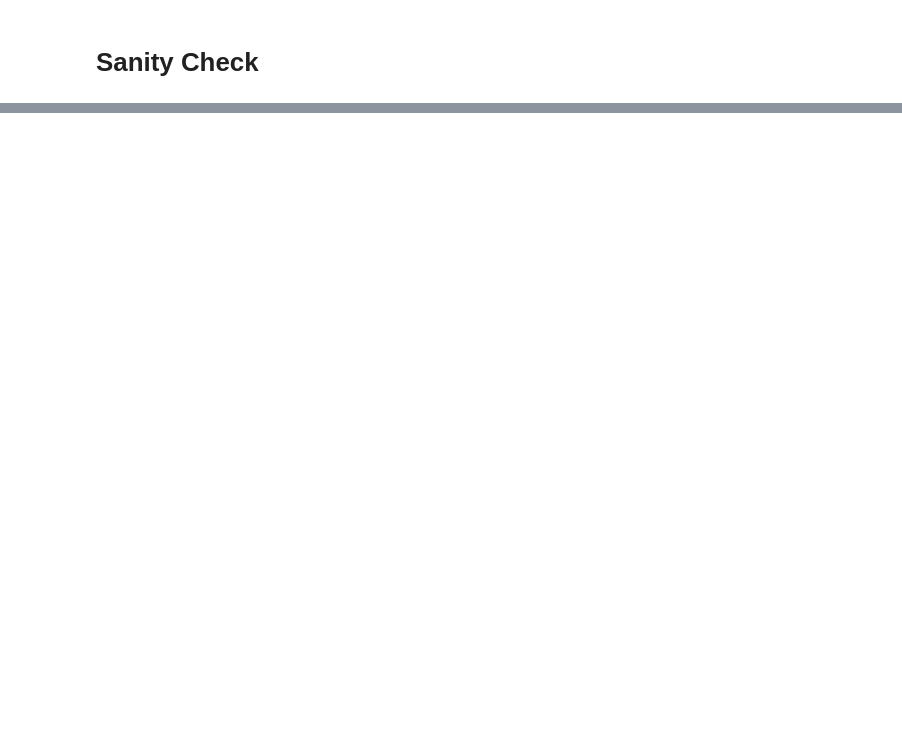
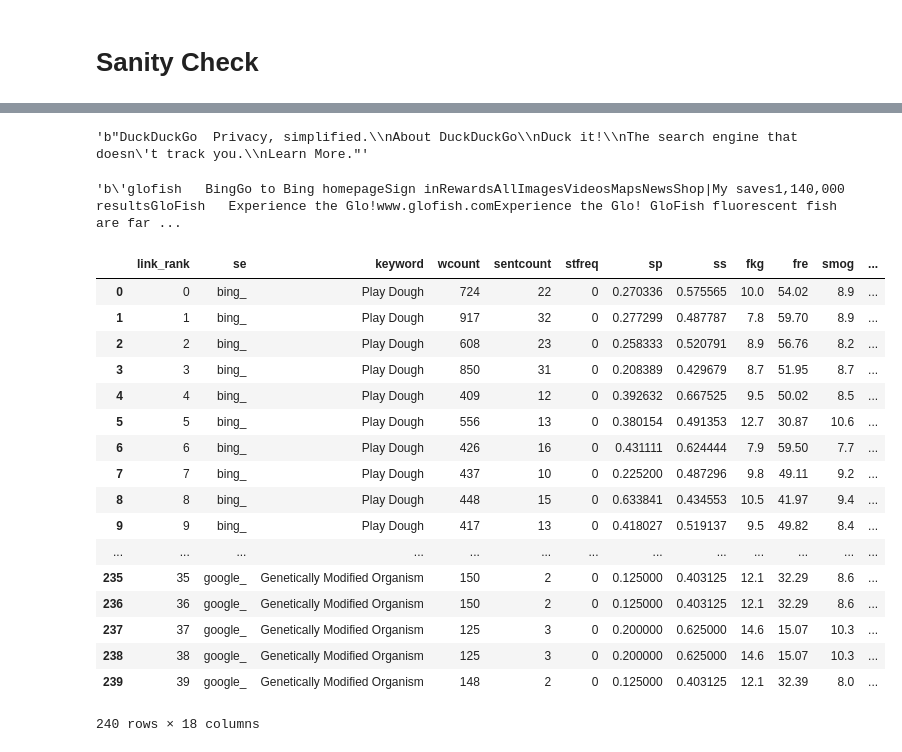
Before and after one commit to russelljjarvis/ScienceAccessibility, a Jupyter notebook: Visual_search_terms_PCA_.ipynb, the cells around one changed output, grey strips where cells are left out. Drawn from its saved outputs; the diff is of its cells as text; code cells hidden in the pictures; blank space fills up the shorter version.

```diff
--- a/Visual_search_terms_PCA_.ipynb
+++ b/Visual_search_terms_PCA_.ipynb
@@ -36,35 +74,46 @@ import pandas as pd
 # Sanity Check
 # %%
 # 50 links
-# 6 search terms
+# 5 search terms
 # 5 search engines
 
 # Move this code into the end of t_analysis
 
-pe = 50 * 6 # links per engine
-pt = 50 * 5 # links per search term
+pe = 10 * 5 # links per engine
+pt = 10 * 5 # links per search term
 
-query_list = ['GMO','Genetically_Modified_Organism','Transgenic','Vaccine', 'Neutron', 'Play Dough']
+QUERY_LIST = ['GMO','Genetically_Modified_Organism','Transgenic','Vaccine', 'Neutron', 'Play Dough']
 
-engine_list = ['google_','gScholar_','bing_','yahoo_', 'duckduckgo_']
+ENGINE_LIST = ['google_','gScholar_','bing_', 'duckduckgo_']
 crude_text = [ f for f in unravel ]
+url_text = [ f['urlDat'] for f in unravel ]
+
+import pandas as pd
+ct = pd.DataFrame(crude_text,columns=unravel[0].keys())
+
+
+import pandas as pd
+ctu = pd.DataFrame(url_text,columns=ct['urlDat'][0].keys())
 
 
 gsc_text = list(filter(lambda x: x['urlDat']['se'] == 'gScholar_', crude_text))
+
+bibg_text = list(filter(lambda x: x['urlDat']['se'] == 'bing_', crude_text))
+
 print(pe,len(gsc_text))
-#assert len(gsc_text) == pe
 
-for q in engine_list:
+for q in ENGINE_LIST:
     check = list(filter(lambda x: x['urlDat']['se'] == q, crude_text))
     print(pe,len(gsc_text))
 
-    #assert len(check) == pe
-
-for q in query_list:
+for q in QUERY_LIST:
     check = list(filter(lambda x: x['urlDat']['keyword'] == q, crude_text))
     print(pt,len(gsc_text))
 
-    #assert len(check) == pt
+# total number of words
+ents = ct['eofh']
 
-# total number of words
+
+droplist = []
+droplist.append(ct.loc[10]['raw_text'])
 # %% [output]
@@ -83,3 +131,32 @@ for q in query_list:
+# %%
+ct.loc[10]['raw_text']
+# %% [output]
+'b"DuckDuckGo  Privacy, simplified.\\nAbout DuckDuckGo\\nDuck it!\\nThe search engine that doesn\'t track you.\\nLearn More."'
+# %%
+ct.loc[209]['raw_text']
+# %% [output]
+'b\'glofish   BingGo to Bing homepageSign inRewardsAllImagesVideosMapsNewsShop|My saves1,140,000 resultsGloFish   Experience the Glo!www.glofish.comExperience the Glo! GloFish fluorescent fish are far ...
+# %%
+ctu
+# %% [output]
+|  | link_rank | se | keyword | wcount | sentcount | stfreq | sp | ss | fkg | fre | smog | ... |
+| 0 | 0 | bing_ | Play Dough | 724 | 22 | 0 | 0.270336 | 0.575565 | 10.0 | 54.02 | 8.9 | ... |
+| 1 | 1 | bing_ | Play Dough | 917 | 32 | 0 | 0.277299 | 0.487787 | 7.8 | 59.70 | 8.9 | ... |
+| 2 | 2 | bing_ | Play Dough | 608 | 23 | 0 | 0.258333 | 0.520791 | 8.9 | 56.76 | 8.2 | ... |
+| 3 | 3 | bing_ | Play Dough | 850 | 31 | 0 | 0.208389 | 0.429679 | 8.7 | 51.95 | 8.7 | ... |
+| 4 | 4 | bing_ | Play Dough | 409 | 12 | 0 | 0.392632 | 0.667525 | 9.5 | 50.02 | 8.5 | ... |
+| 5 | 5 | bing_ | Play Dough | 556 | 13 | 0 | 0.380154 | 0.491353 | 12.7 | 30.87 | 10.6 | ... |
+| 6 | 6 | bing_ | Play Dough | 426 | 16 | 0 | 0.431111 | 0.624444 | 7.9 | 59.50 | 7.7 | ... |
+| 7 | 7 | bing_ | Play Dough | 437 | 10 | 0 | 0.225200 | 0.487296 | 9.8 | 49.11 | 9.2 | ... |
+| 8 | 8 | bing_ | Play Dough | 448 | 15 | 0 | 0.633841 | 0.434553 | 10.5 | 41.97 | 9.4 | ... |
+| 9 | 9 | bing_ | Play Dough | 417 | 13 | 0 | 0.418027 | 0.519137 | 9.5 | 49.82 | 8.4 | ... |
+| ... | ... | ... | ... | ... | ... | ... | ... | ... | ... | ... | ... | ... |
+| 235 | 35 | google_ | Genetically Modified Organism | 150 | 2 | 0 | 0.125000 | 0.403125 | 12.1 | 32.29 | 8.6 | ... |
+| 236 | 36 | google_ | Genetically Modified Organism | 150 | 2 | 0 | 0.125000 | 0.403125 | 12.1 | 32.29 | 8.6 | ... |
+| 237 | 37 | google_ | Genetically Modified Organism | 125 | 3 | 0 | 0.200000 | 0.625000 | 14.6 | 15.07 | 10.3 | ... |
+| 238 | 38 | google_ | Genetically Modified Organism | 125 | 3 | 0 | 0.200000 | 0.625000 | 14.6 | 15.07 | 10.3 | ... |
+| 239 | 39 | google_ | Genetically Modified Organism | 148 | 2 | 0 | 0.125000 | 0.403125 | 12.1 | 32.39 | 8.0 | ... |
+240 rows × 18 columns
 # %%
 #print(unravel)
 freqs = [  u['frequencies'] for u in unravel ]
```
Also changed, not shown: parts of 20 cells of this notebook, 2 other files.
